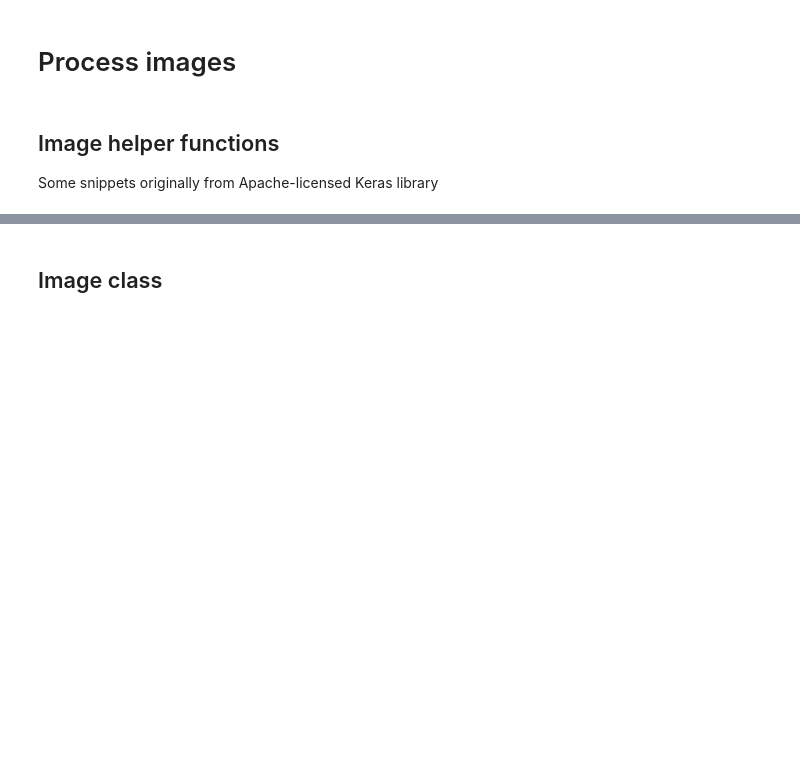
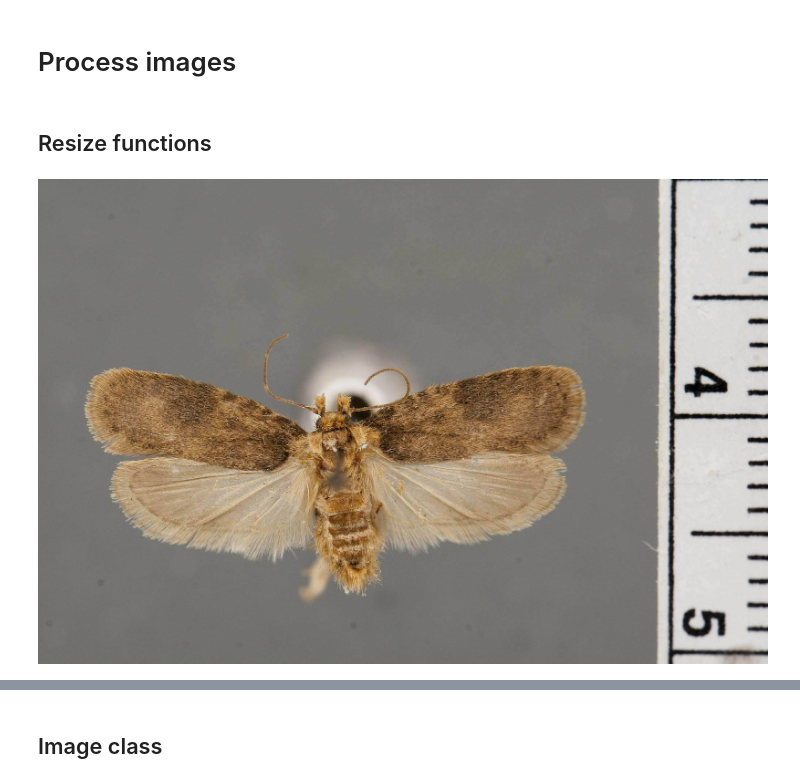
Before and after one commit to fr1ll/clip-plot, a Jupyter notebook: nbs/03_images.ipynb, the cells around one changed output, grey strips where cells are left out. Cells and saved outputs as stored; diff of their text form; code cells hidden in the pictures; blank space fills up the shorter version.

```diff
--- a/nbs/03_images.ipynb
+++ b/nbs/03_images.ipynb
@@ -34,6 +38,2 @@ PILLoadTruncated  = ImageFile.LOAD_TRUNCATED_IMAGES
 # %% [markdown]
 # Process images
-# %% [markdown]
-## Image helper functions
-
-Some snippets originally from Apache-licensed Keras library
@@ -182,0 +46,12 @@ def write_images(imageEngine) -> None:
+# %% [markdown]
+## Resize functions
+# %%
+#| hide
+
+# test how Image.thumbnail works for different heights
+
+testimage = Path("../tests/smithsonian_butterflies_10/jpgs/3fee89f9b-ba5c-4f2e-8532-6e390e2cf0c9.jpg")
+im = pil_image.open(testimage)
+im
+# %% [output]
+[figure, added]
```
Also changed, not shown: parts of 14 cells of this notebook, 7 other files.
